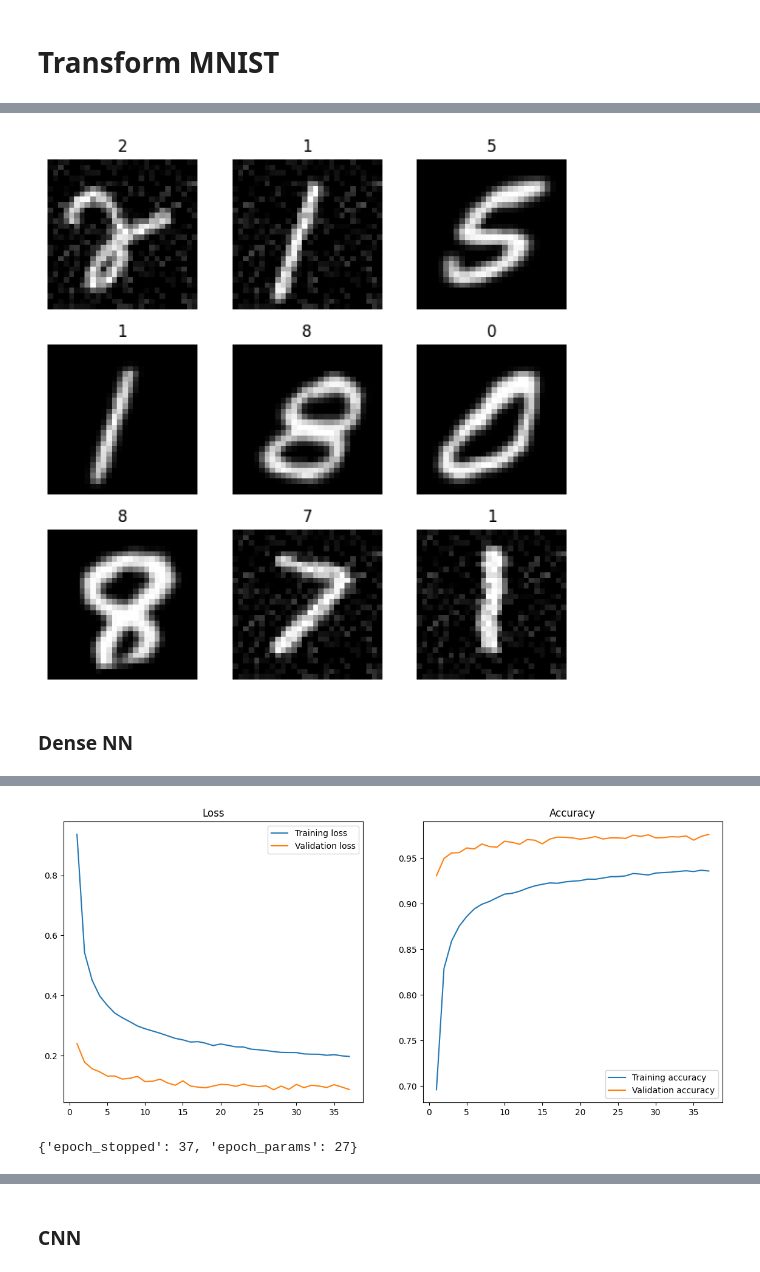
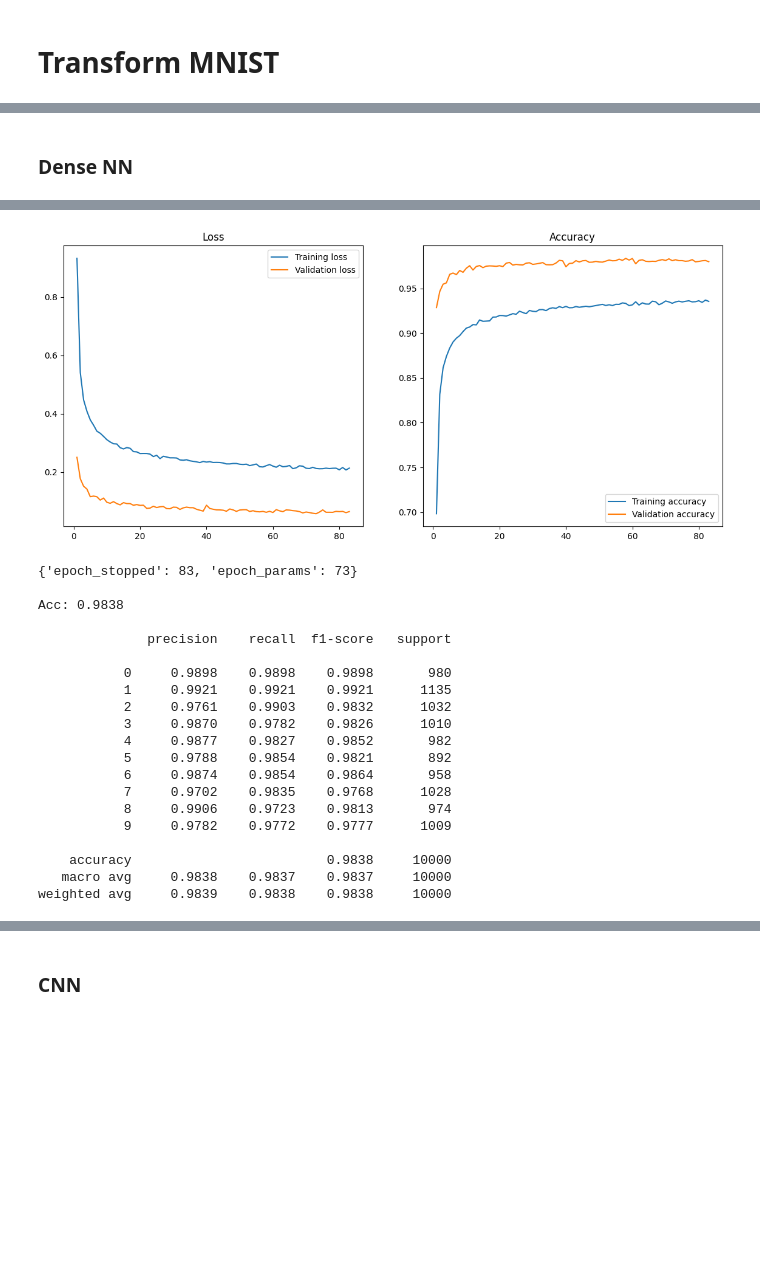
Before and after one commit to ostarczewski/nn_from_scratch, a Jupyter notebook: mnist.ipynb, the cells around one changed output, grey strips where cells are left out. Drawn from its saved outputs; the diff is of its cells as text; code cells hidden in the pictures; blank space fills up the shorter version.

```diff
--- a/mnist.ipynb
+++ b/mnist.ipynb
@@ -39,20 +18,0 @@ def evaluate_classification(y_true, y_pred):
-# %%
-def plot_hist(history):
-    fig, ax = plt.subplots(1,2, figsize=(14,6))
-    epochs = range(1, len(history['loss'])+1)
-
-    # plot loss
-    ax[0].plot(epochs, history['loss'], label='Training loss')
-    if history['val_loss']:
-        ax[0].plot(epochs, history['val_loss'], label='Validation loss')
-    ax[0].set_title('Loss')
-    ax[0].legend()
-
-    # plot acc
-    ax[1].plot(epochs, history['acc'], label='Training accuracy')
-    if history['val_acc']:
-        ax[1].plot(epochs, history['val_acc'], label='Validation accuracy')
-    ax[1].set_title('Accuracy')
-    ax[1].legend()
-
-    plt.show()
@@ -311,5 +193 @@ X_train_trans = transform_mnist_dataset(X_train)
-# %%
-show_grid(X_train_trans[:9], y_train[:9])
-# %% [output]
-[figure, removed]
 # %%
@@ -332,3 +210,27 @@ mnist_nn_2 = Network([
 ])
 
 mnist_nn_2.compile(loss, solver)
+
+early_stopping['patience'] = 10
+
+try:
+    mnist_nn_2 = joblib.load('mnist_nn_2.joblib')
+except:
+    history = mnist_nn_2.train(dataset=train_data_trans, epochs=100, val_dataset=val_data, early_stopping=early_stopping)
+    # save the model
+    joblib.dump(mnist_nn_2, 'mnist_nn_2.joblib')
+
+plot_hist(mnist_nn_2.history)
+
+
+try:
+    print(mnist_nn_2.early_stopped)
+except:
+    pass
+
+y_pred = mnist_nn_2.predict(X_test)
+print("\nAcc:", accuracy_score(np.argmax(y_test, axis=1), np.argmax(y_pred, axis=1)))
+print()
+
+evaluate_classification(y_test, y_pred)
+# %% [output]
@@ -334,0 +254,21 @@ mnist_nn_2.compile(loss, solver)
+[figure, added]
+{'epoch_stopped': 83, 'epoch_params': 73}
+
+Acc: 0.9838
+
+              precision    recall  f1-score   support
+
+           0     0.9898    0.9898    0.9898       980
+           1     0.9921    0.9921    0.9921      1135
+           2     0.9761    0.9903    0.9832      1032
+           3     0.9870    0.9782    0.9826      1010
+           4     0.9877    0.9827    0.9852       982
+           5     0.9788    0.9854    0.9821       892
+           6     0.9874    0.9854    0.9864       958
+           7     0.9702    0.9835    0.9768      1028
+           8     0.9906    0.9723    0.9813       974
+           9     0.9782    0.9772    0.9777      1009
+
+    accuracy                         0.9838     10000
+   macro avg     0.9838    0.9837    0.9837     10000
+weighted avg     0.9839    0.9838    0.9838     10000
@@ -344,8 +275,0 @@ except:
-# %%
-plot_hist(mnist_nn_2.history)
-# %% [output]
-[figure, removed]
-# %%
-mnist_nn_2.early_stopped
-# %% [output]
-{'epoch_stopped': 37, 'epoch_params': 27}
```
Also changed, not shown: parts of 39 cells of this notebook, 13 other files.
